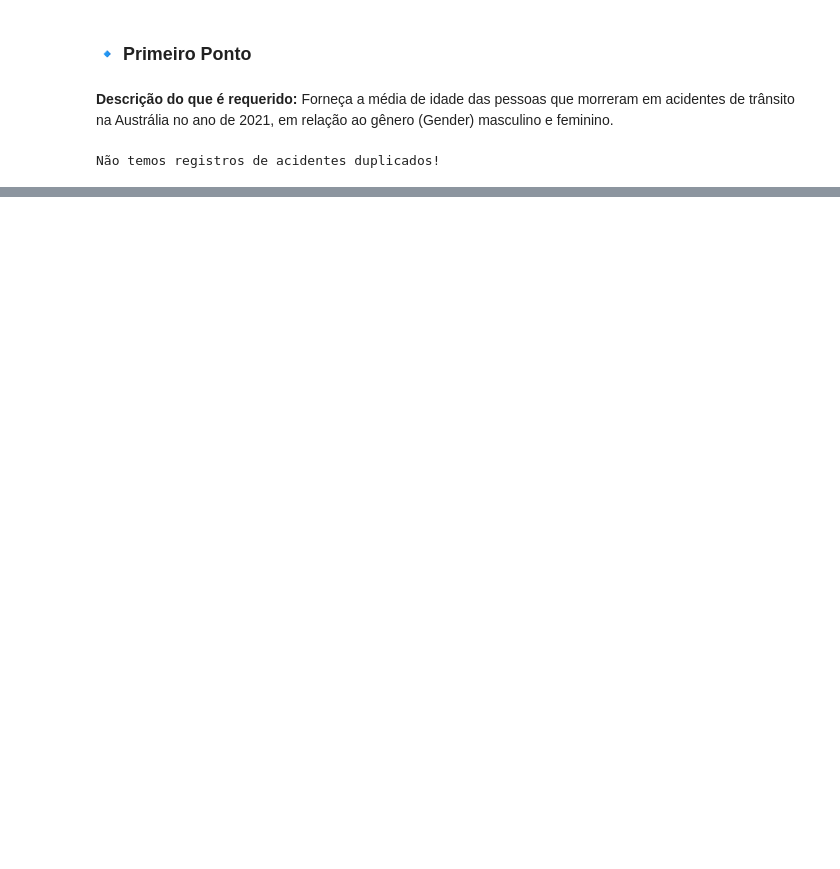
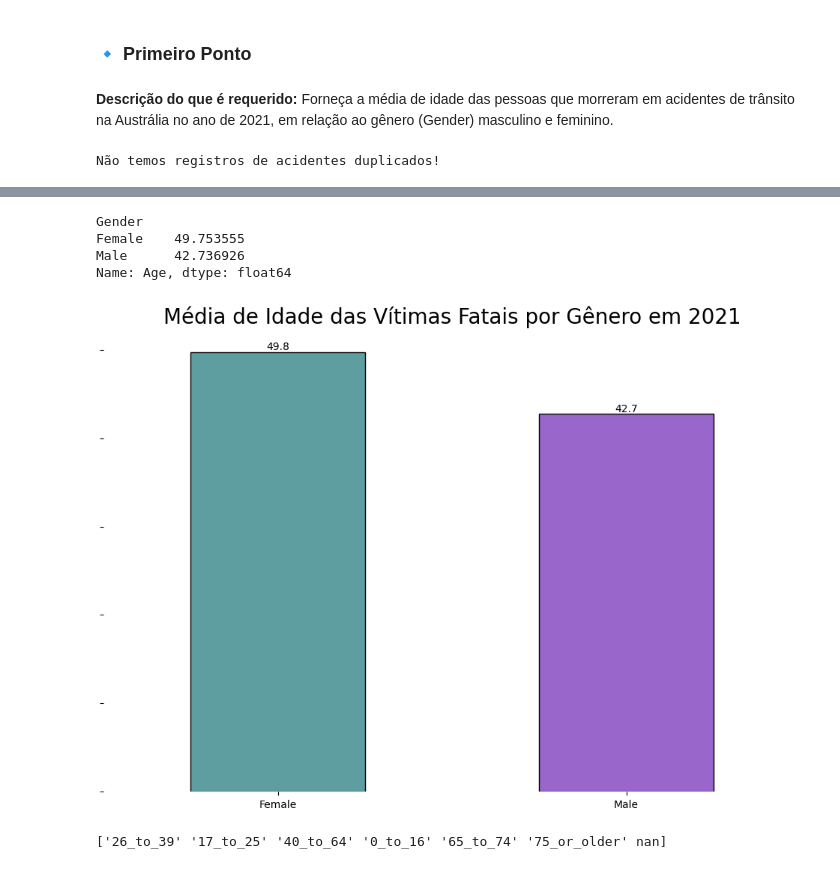
Before and after one commit to yasmws/ProcessoSeletivoStepps, a Jupyter notebook: ProcessoSeletivo_Stepps.ipynb, the cells around one changed output, grey strips where cells are left out. Drawn from its saved outputs; the diff is of its cells as text; code cells hidden in the pictures; blank space fills up the shorter version.

```diff
--- a/ProcessoSeletivo_Stepps.ipynb
+++ b/ProcessoSeletivo_Stepps.ipynb
@@ -227,0 +266,42 @@ IndexError: ignored
+# %%
+# Calcular a idade média por gênero
+df_mean_age = df_2021_perGender.groupby('Gender')['Age'].mean()
+
+# Exibir a idade média por gênero
+print(df_mean_age)
+# %% [output]
+Gender
+Female    49.753555
+Male      42.736926
+Name: Age, dtype: float64
+# %%
+# Observando, agora, do ponto de vista das idades exatas, temos:
+plt.figure(figsize=(12, 8))
+colors = ['#5F9EA0',  '#9966CC']
+ax = df_mean_age.plot(kind='bar', color=colors, edgecolor='black', linewidth=1)
+
+plt.title('Média de Idade das Vítimas Fatais por Gênero em 2021', fontsize=20)
+
+for i, v in enumerate(df_mean_age):
+    plt.text(i, v, f"{v:.1f}", ha='center', va='bottom')
+
+ax.set_xlabel("")
+ax.set_yticklabels([])
+
+ax.spines['top'].set_visible(False)
+ax.spines['right'].set_visible(False)
+ax.spines['left'].set_visible(False)
+ax.spines['bottom'].set_visible(False)
+plt.xticks(rotation=0)
+
+plt.show()
+# %% [output]
+[figure, added]
+# %%
+# Observando, agora, do ponto de vista das idades agrupadas, temos:
+age_groups = df_2021_perGender['Age Group'].unique()
+print(age_groups)
+# O que observamos aqui é que, caso escolhessemos fazer um gráfico usando grupos etários teriamos algumas dificuldades em função da existência no 75_or_older, por exemplo.
+# Com isso, podemos finalizar esse primeiro ponto requisitado.
+# %% [output]
+['26_to_39' '17_to_25' '40_to_64' '0_to_16' '65_to_74' '75_or_older' nan]
```
Also changed, not shown: parts of 24 cells of this notebook, 1 other file.
